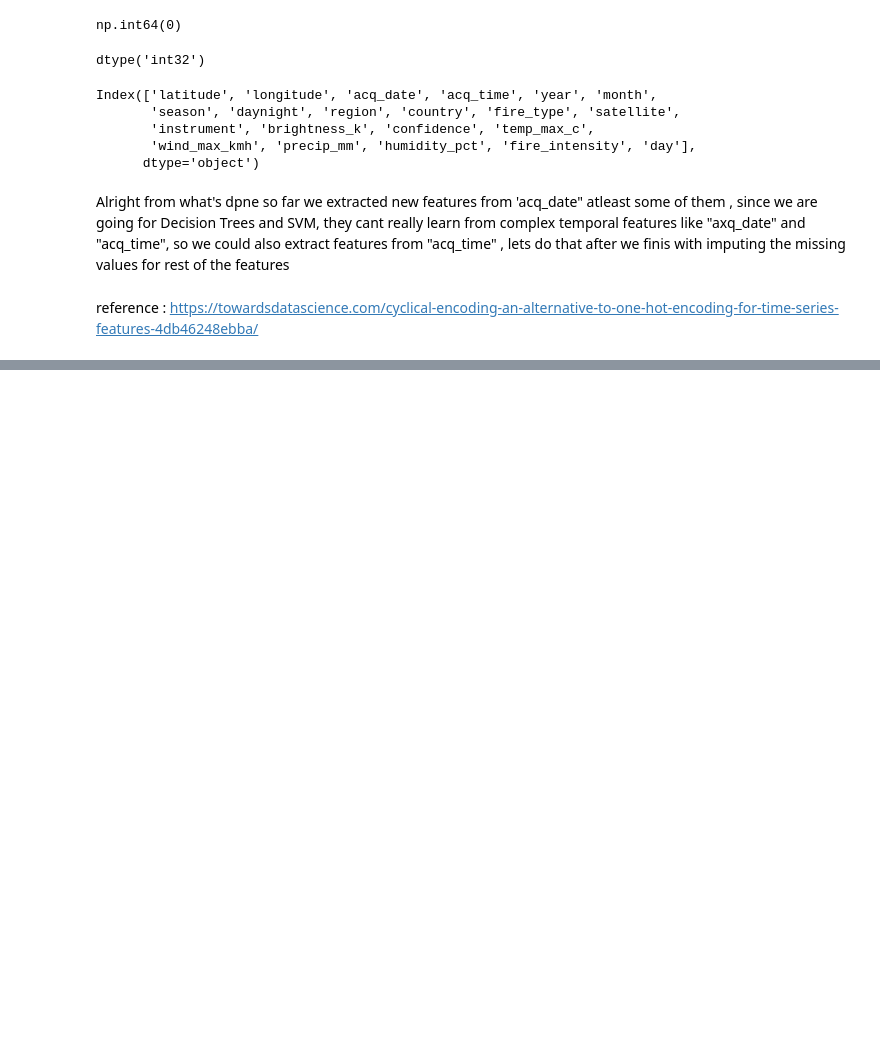
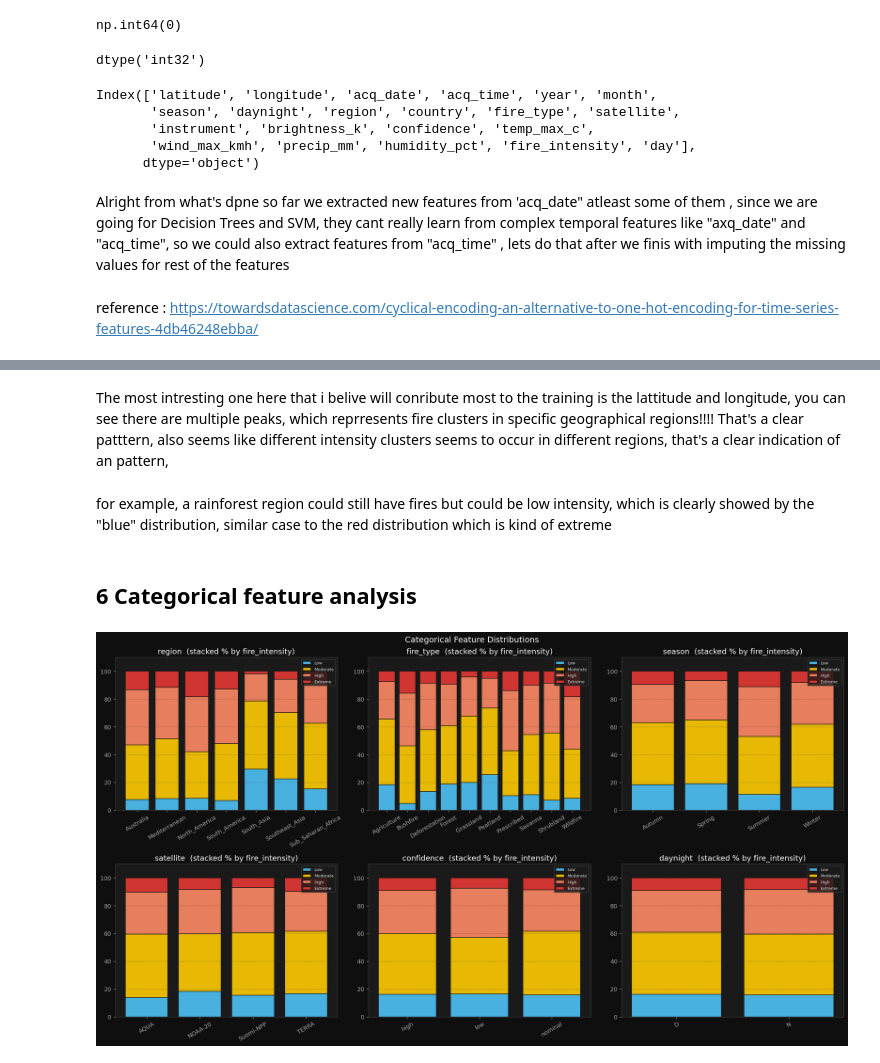
Before and after one commit to Anirudh-red11/Assignment-2-ComML, a Jupyter notebook: dataprep.ipynb, the cells around one changed output, grey strips where cells are left out. Drawn from its saved outputs; the diff is of its cells as text; code cells hidden in the pictures; blank space fills up the shorter version.

```diff
--- a/dataprep.ipynb
+++ b/dataprep.ipynb
@@ -231,0 +408,33 @@ reference : https://towardsdatascience.com/cyclical-encoding-an-alternative-to-o
+# %% [markdown]
+The most intresting one here that i belive will conribute most to the training is the lattitude and longitude, you can see there are multiple peaks, which reprresents fire clusters in specific geographical regions!!!! That's a clear patttern, also seems like different intensity clusters seems to occur in different regions, that's a clear indication of an pattern,
+# %% [markdown]
+for example, a rainforest region could still have fires but could be low intensity, which is clearly showed by the "blue" distribution, similar case to the red distribution which is kind of extreme
+# %% [markdown]
+## 6 Categorical feature analysis
+# %%
+cat_cols = ['region', 'fire_type', 'season', 'satellite', 'confidence', 'daynight']
+fig, axes = plt.subplots(2, 3, figsize=(18, 10))
+fig.suptitle('Categorical Feature Distributions', fontsize=14, color='white')
+axes = axes.flatten()
+
+for i, col in enumerate(cat_cols):
+    ct = df.groupby([col, 'fire_intensity']).size().unstack(fill_value=0)
+    ct = ct.reindex(columns=TARGET_ORDER, fill_value=0)
+    ct_pct = ct.div(ct.sum(axis=1), axis=0) * 100
+
+    bottom = np.zeros(len(ct_pct))
+    for cls in TARGET_ORDER:
+        axes[i].bar(ct_pct.index, ct_pct[cls], bottom=bottom,
+                    color=FIRE_COLORS[cls], label=cls, alpha=0.9, edgecolor='#111')
+        bottom += ct_pct[cls].values
+
+    axes[i].set_title(f'{col}  (stacked % by fire_intensity)')
+    axes[i].set_ylim(0, 110)
+    axes[i].tick_params(axis='x', rotation=30)
+    axes[i].legend(fontsize=7, loc='upper right')
+    axes[i].grid(axis='y', alpha=0.3)
+
+plt.tight_layout()
+plt.show()
+# %% [output]
+[figure, added]
```
Also changed, not shown: parts of 18 cells of this notebook, 1 other file.
